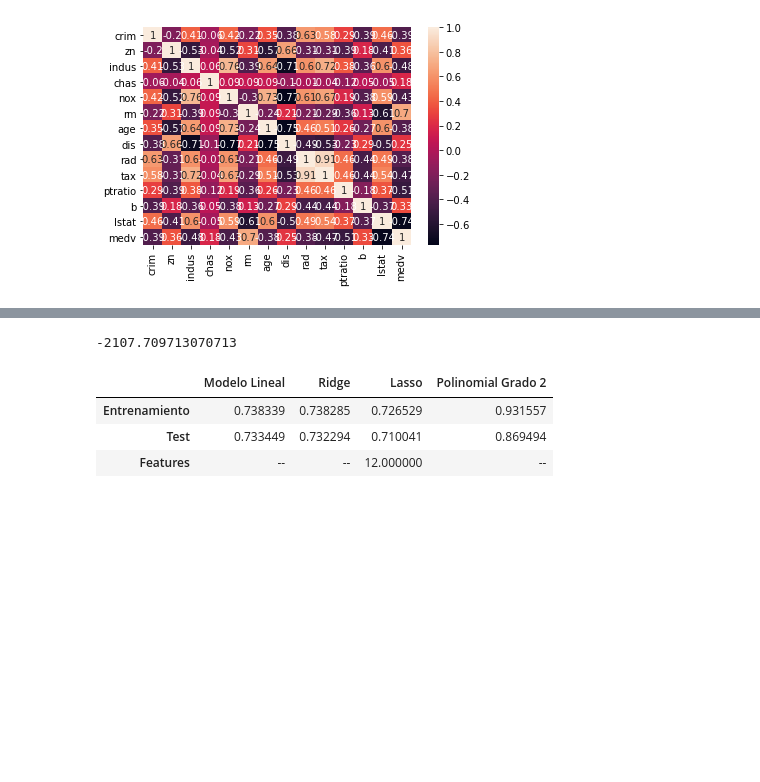
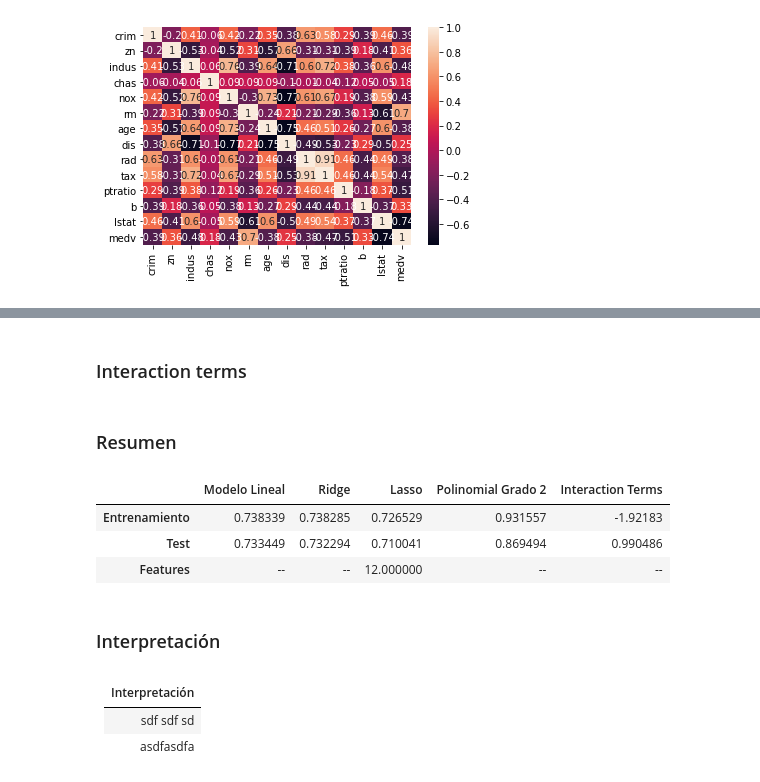
Before and after one commit to WilderGitHub/MCD, a Jupyter notebook: I. 03 Minería de Datos I/Practicas/Practica 6 RL/Practica 6 RL.ipynb, the cells around one changed output, grey strips where cells are left out. Saved outputs shown, nothing was run; the diff lists cells and outputs as text; code cells hidden in the pictures; blank space fills up the shorter version.

```diff
--- a/I. 03 Minería de Datos I/Practicas/Practica 6 RL/Practica 6 RL.ipynb
+++ b/I. 03 Minería de Datos I/Practicas/Practica 6 RL/Practica 6 RL.ipynb
@@ -141,16 +95,42 @@ X_grado3 = grado3.fit_transform(X_train)
 lm_grado3 = modeloLineal.fit(X_grado3, Y_train)
 y_grado3_fit = lm_grado3.predict(grado3.fit_transform(X_test))
 grado3_r2 = r2_score(Y_test, y_grado3_fit) #lm.predict(X_quad))
-print(grado3_r2)
-# %% [output]
--2107.709713070713
+# %% [markdown]
+### Interaction terms
+# %%
+interaction = PolynomialFeatures(degree=2, include_bias=False, interaction_only=True)
+X_inter = interaction.fit_transform(X_train)
+X_test_inter = interaction.fit_transform(X_test)
+# %%
+model_train = modeloLineal.fit(X_inter, Y_train)
+model_test = modeloLineal.fit(X_test_inter, Y_test)
+
+y_train_predict = model_train.predict(X_inter)
+rmse = (np.sqrt(mean_squared_error(Y_train, y_train_predict)))
+InteractionScoreE= r2_score(Y_train, y_train_predict)
+
+y_test_predict = model_test.predict(X_test_inter)
+rmse = (np.sqrt(mean_squared_error(Y_test, y_test_predict)))
+InteractionScoreT = r2_score(Y_test, y_test_predict)
+# %% [markdown]
+### Resumen
 # %%
 cabeceras= ["Entrenamiento","Test","Features"]
-valores= [[RLinealScoreE,RidgeScoreE,LassoScoreE,grado2_r2E],[RLinealScoreT,RidgeScoreT,LassoScoreT,grado2_r2T],["--","--",features,"--"]]
-resumen = pd.DataFrame(data=valores, index=cabeceras, columns = ["Modelo Lineal","Ridge","Lasso","Polinomial Grado 2"])
+valores= [[RLinealScoreE,RidgeScoreE,LassoScoreE,grado2_r2E,InteractionScoreE ],
+          [RLinealScoreT,RidgeScoreT,LassoScoreT,grado2_r2T,InteractionScoreT],
+          ["--","--",features,"--","--"]]
+resumen = pd.DataFrame(data=valores, index=cabeceras,
+                       columns = ["Modelo Lineal","Ridge","Lasso","Polinomial Grado 2","Interaction Terms"])
 resumen
 # %% [output]
-|  | Modelo Lineal | Ridge | Lasso | Polinomial Grado 2 |
-| Entrenamiento | 0.738339 | 0.738285 | 0.726529 | 0.931557 |
-| Test | 0.733449 | 0.732294 | 0.710041 | 0.869494 |
-| Features | -- | -- | 12.000000 | -- |
+|  | Modelo Lineal | Ridge | Lasso | Polinomial Grado 2 | Interaction Terms |
+| Entrenamiento | 0.738339 | 0.738285 | 0.726529 | 0.931557 | -1.92183 |
+| Test | 0.733449 | 0.732294 | 0.710041 | 0.869494 | 0.990486 |
+| Features | -- | -- | 12.000000 | -- | -- |
+# %% [markdown]
+### Interpretación
+# %% [markdown]
+|Interpretación|
+|:---|
+|sdf sdf sd|
+|asdfasdfa|
```
Also changed, not shown: parts of 14 cells of this notebook, 3 other files.
